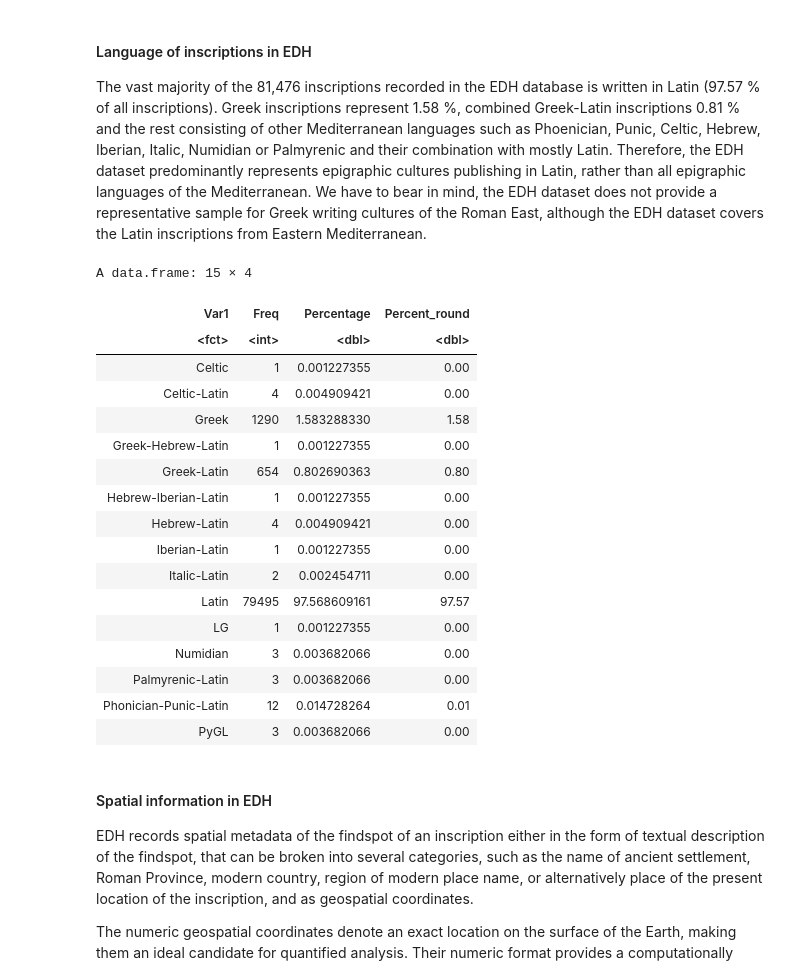
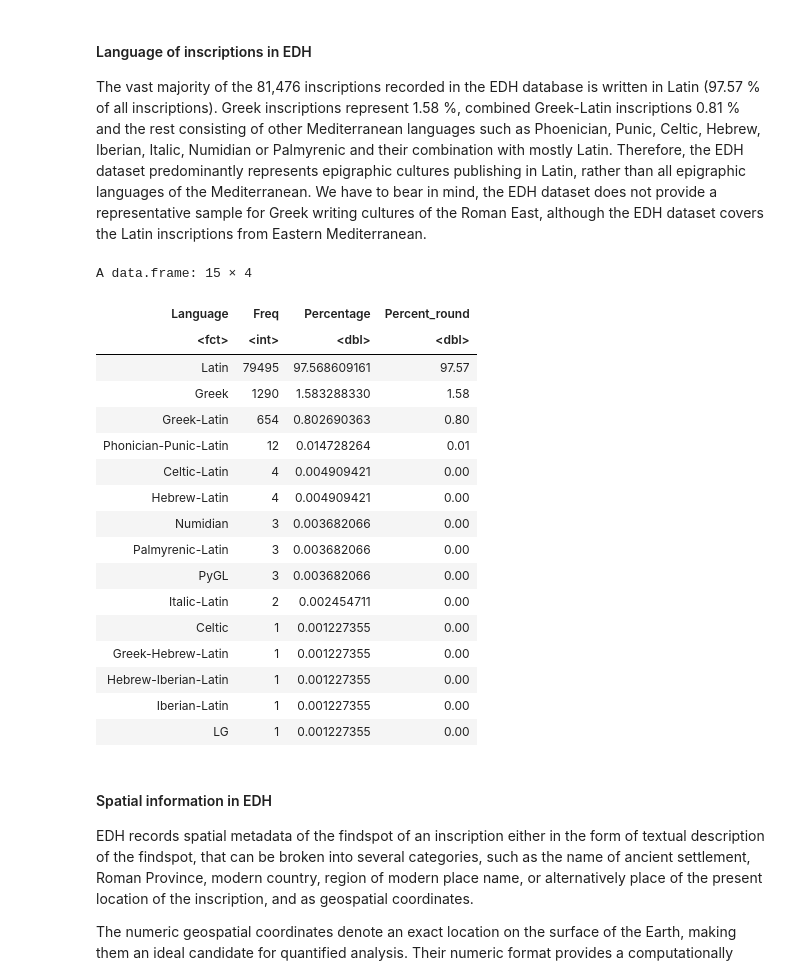
Before and after one commit to sdam-au/digital_epigraphy, a Jupyter notebook: scripts/1_data_hermeneutics_R_kernel.ipynb, the cells around one changed output. Drawn from its saved outputs; the diff is of its cells as text; code cells hidden in the pictures.

```diff
--- a/scripts/1_data_hermeneutics_R_kernel.ipynb
+++ b/scripts/1_data_hermeneutics_R_kernel.ipynb
@@ -87,30 +104,33 @@ The vast majority of the 81,476 inscriptions recorded in the EDH database is wri
 # %%
 # How many languages are represented in EDH
 
-lang_EDH<- as.data.frame(table(unlist(EDH$language)))
+lang_EDH<- as.data.frame(table(EDH$language))
 lang_EDH<- lang_EDH %>%
-  mutate(Percentage = Freq/(nrow(EDH)/100))
+    rename(Language = Var1) %>%
+    mutate(Percentage = Freq/(nrow(EDH)/100))  %>%
+    arrange(-Percentage)
 lang_EDH$Percent_round<- round(lang_EDH$Percentage, digits = 2)
+
 lang_EDH
 # %% [output]
 A data.frame: 15 × 4
-| Var1 | Freq | Percentage | Percent_round |
+| Language | Freq | Percentage | Percent_round |
 | <fct> | <int> | <dbl> | <dbl> |
-| Celtic | 1 | 0.001227355 | 0.00 |
+| Latin | 79495 | 97.568609161 | 97.57 |
+| Greek | 1290 | 1.583288330 | 1.58 |
+| Greek-Latin | 654 | 0.802690363 | 0.80 |
+| Phonician-Punic-Latin | 12 | 0.014728264 | 0.01 |
 | Celtic-Latin | 4 | 0.004909421 | 0.00 |
-| Greek | 1290 | 1.583288330 | 1.58 |
-| Greek-Hebrew-Latin | 1 | 0.001227355 | 0.00 |
-| Greek-Latin | 654 | 0.802690363 | 0.80 |
-| Hebrew-Iberian-Latin | 1 | 0.001227355 | 0.00 |
 | Hebrew-Latin | 4 | 0.004909421 | 0.00 |
-| Iberian-Latin | 1 | 0.001227355 | 0.00 |
-| Italic-Latin | 2 | 0.002454711 | 0.00 |
-| Latin | 79495 | 97.568609161 | 97.57 |
-| LG | 1 | 0.001227355 | 0.00 |
 | Numidian | 3 | 0.003682066 | 0.00 |
 | Palmyrenic-Latin | 3 | 0.003682066 | 0.00 |
-| Phonician-Punic-Latin | 12 | 0.014728264 | 0.01 |
 | PyGL | 3 | 0.003682066 | 0.00 |
+| Italic-Latin | 2 | 0.002454711 | 0.00 |
+| Celtic | 1 | 0.001227355 | 0.00 |
+| Greek-Hebrew-Latin | 1 | 0.001227355 | 0.00 |
+| Hebrew-Iberian-Latin | 1 | 0.001227355 | 0.00 |
+| Iberian-Latin | 1 | 0.001227355 | 0.00 |
+| LG | 1 | 0.001227355 | 0.00 |
 # %% [markdown]
 #### Spatial information in EDH
 EDH records spatial metadata of the findspot of an inscription either in the form of textual description of the findspot, that can be broken into several categories, such as the name of ancient settlement, Roman Province, modern country, region of modern place name, or alternatively place of the present location of the inscription, and as geospatial coordinates.
```
Also changed, not shown: parts of 25 cells of this notebook.
